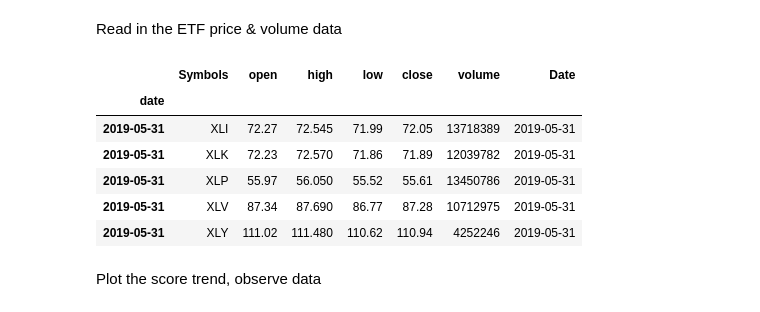
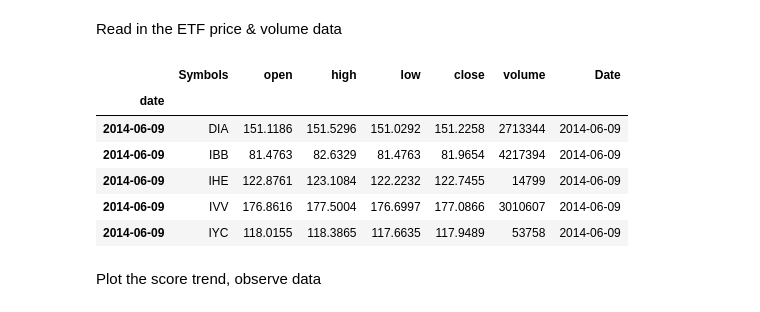
Before and after one commit to elvish7/datascience, a Jupyter notebook: Market_Sentiment_Analysis(Final Project)/Analysis/sentiment_effect.ipynb, the cells around one changed output. Drawn from its saved outputs; the diff is of its cells as text; code cells hidden in the pictures.

```diff
--- a/Market_Sentiment_Analysis(Final Project)/Analysis/sentiment_effect.ipynb
+++ b/Market_Sentiment_Analysis(Final Project)/Analysis/sentiment_effect.ipynb
@@ -44,18 +44,18 @@ Read in the ETF price & volume data
 # %%
 df_p = pd.read_csv('../Crawler/data/industry_etf_bydate.csv')
 df_p['Date'] = df_p['date']
 df_p = df_p.set_index('date')
 df_p = df_p.drop(['Unnamed: 0'], axis=1)
 
-df_p.tail()
+df_p.head()
 # %% [output]
 |  | Symbols | open | high | low | close | volume | Date |
 | date |  |  |  |  |  |  |  |
-| 2019-05-31 | XLI | 72.27 | 72.545 | 71.99 | 72.05 | 13718389 | 2019-05-31 |
-| 2019-05-31 | XLK | 72.23 | 72.570 | 71.86 | 71.89 | 12039782 | 2019-05-31 |
-| 2019-05-31 | XLP | 55.97 | 56.050 | 55.52 | 55.61 | 13450786 | 2019-05-31 |
-| 2019-05-31 | XLV | 87.34 | 87.690 | 86.77 | 87.28 | 10712975 | 2019-05-31 |
-| 2019-05-31 | XLY | 111.02 | 111.480 | 110.62 | 110.94 | 4252246 | 2019-05-31 |
+| 2014-06-09 | DIA | 151.1186 | 151.5296 | 151.0292 | 151.2258 | 2713344 | 2014-06-09 |
+| 2014-06-09 | IBB | 81.4763 | 82.6329 | 81.4763 | 81.9654 | 4217394 | 2014-06-09 |
+| 2014-06-09 | IHE | 122.8761 | 123.1084 | 122.2232 | 122.7455 | 14799 | 2014-06-09 |
+| 2014-06-09 | IVV | 176.8616 | 177.5004 | 176.6997 | 177.0866 | 3010607 | 2014-06-09 |
+| 2014-06-09 | IYC | 118.0155 | 118.3865 | 117.6635 | 117.9489 | 53758 | 2014-06-09 |
 # %% [markdown]
 Plot the score trend, observe data
 # %%
```
Also changed, not shown: parts of 8 cells of this notebook.
